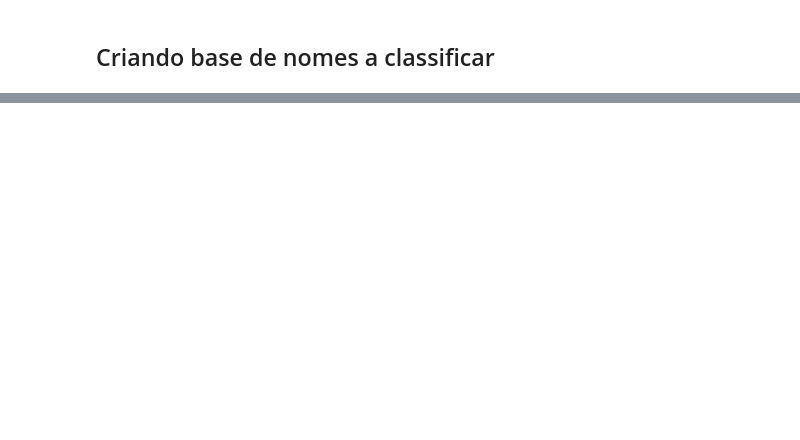
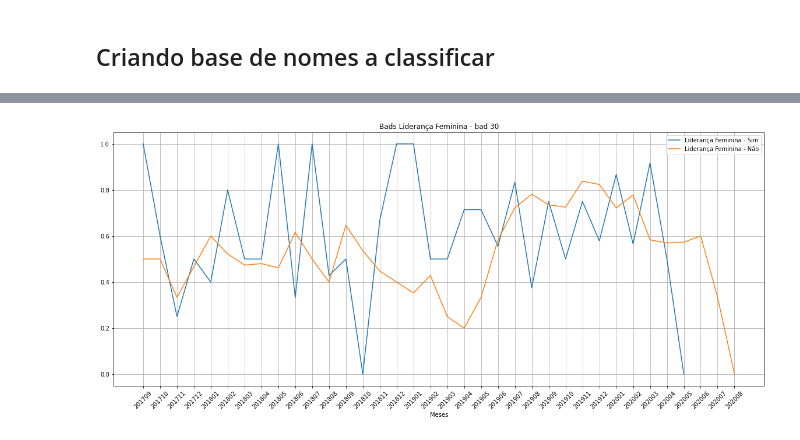
Before and after one commit to ormenesse/Classification-Male-Female-Brazilian-Names, a Jupyter notebook: liderança-feminina.ipynb, the cells around one changed output, grey strips where cells are left out. Cells and saved outputs as stored; diff of their text form; code cells hidden in the pictures; blank space fills up the shorter version.

```diff
--- a/liderança-feminina.ipynb
+++ b/liderança-feminina.ipynb
@@ -252,8 +106,0 @@ names_class = np.concatenate((names_yes,new_names))
-# %%
-male = []
-female = []
-for x in names_class:
-    if df.loc[df['first_name']==x,'classification'].values[0]=='F':
-        female.append(x)
-    else:
-        male.append(x)
@@ -440,0 +110,20 @@ df.head()
+# %%
+vogais = ['A','a','E','e','I','i','O','o','U','u']
+
+for i, x in df_new.dropna(subset=['legalName','legalRepresentatives'],how='all')['legalRepresentatives'].items():
+    if x!=x:
+        u = df_new.loc[i,'legalName'].split()[0]
+        if len(u)>1 and '.' not in u and any(v in u for v in vogais):
+            df_new.loc[i,'liderançaFeminina'] = lid_fem(u)
+    else:
+        is_fem = []
+        for y in df_new.loc[i,'legalRepresentatives'].split(','):
+            u = y.split('-')[1].split()[0]
+            if len(u)>1 and '.' not in u and any(v in u for v in vogais):
+                is_fem.append(lid_fem(u))
+        if 'Sim' in is_fem:
+            df_new.loc[i,'liderançaFeminina'] = 'Yes'
+        else:
+            df_new.loc[i,'liderançaFeminina'] = 'No'
+
+print(df_new['liderançaFeminina'].isna().sum())
@@ -440,0 +132,2 @@ df.head()
+# %%
+df_new['liderançaFeminina'].fillna('No',inplace=True)
@@ -440,0 +165,16 @@ df.head()
+# %%
+plt.figure(figsize=(20,8))
+
+(df_new.loc[df_new['liderançaFeminina']=='Yes',['bad_30','anomes']].groupby('anomes',as_index=False).sum().sort_values(by='anomes')/df_new.loc[df_new['liderançaFeminina']=='Yes',['bad_30','anomes']].groupby('anomes',as_index=False).count().sort_values(by='anomes'))['bad_30'].plot()
+
+(df_new.loc[df_new['liderançaFeminina']=='No',['bad_30','anomes']].groupby('anomes',as_index=False).sum().sort_values(by='anomes')/df_new.loc[df_new['liderançaFeminina']=='No',['bad_30','anomes']].groupby('anomes',as_index=False).count().sort_values(by='anomes'))['bad_30'].plot()
+
+plt.legend(['Liderança Feminina - Sim','Liderança Feminina - Não'])
+plt.title('Bads Liderança Feminina - bad 30')
+plt.grid()
+meses = sorted(df_new['anomes'].unique())
+plt.xlabel('Meses')
+plt.xticks(np.arange(0,len(meses)),meses,rotation=45)
+plt.show()
+# %% [output]
+[figure, added]
```
Also changed, not shown: parts of 55 cells of this notebook, 12 other files.
